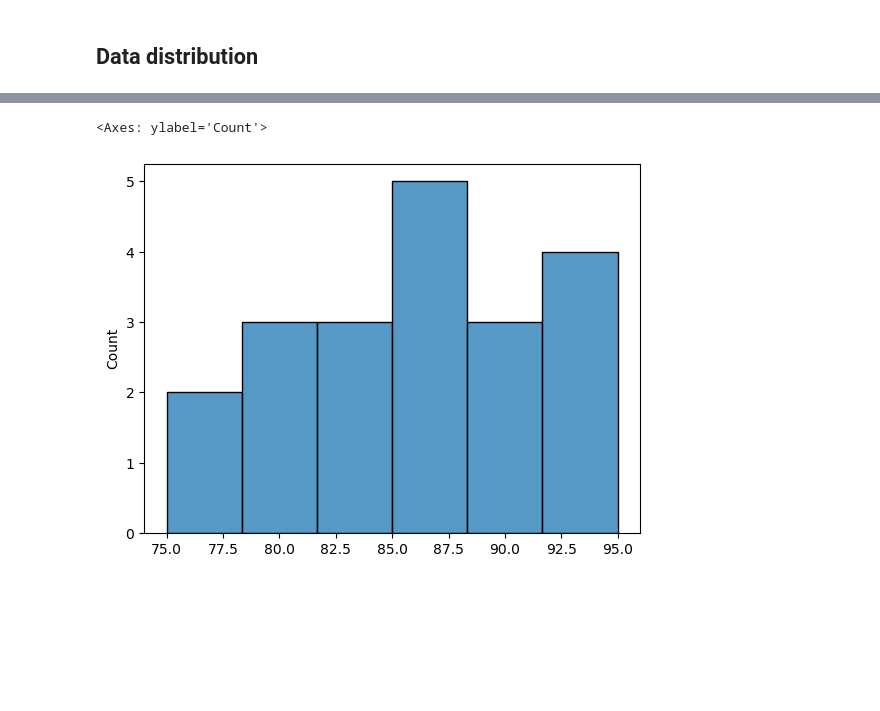
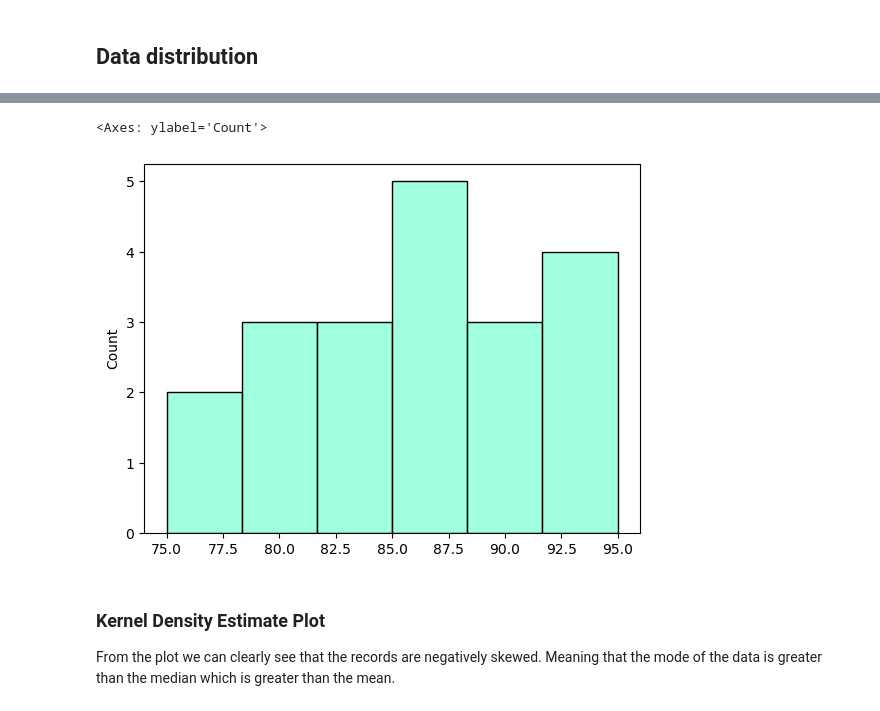
Before and after one commit to itsanishsingh/descriptive-statistics, a Jupyter notebook: descriptive_statistics.ipynb, the cells around one changed output, grey strips where cells are left out. Saved outputs shown, nothing was run; the diff lists cells and outputs as text; code cells hidden in the pictures; blank space fills up the shorter version.

```diff
--- a/descriptive_statistics.ipynb
+++ b/descriptive_statistics.ipynb
@@ -134,6 +136,9 @@ import seaborn as sns
 # %%
-sns.histplot(records)
+sns.histplot(records, color="Aquamarine")
 # %% [output]
 <Axes: ylabel='Count'>
-[figure, old version]
+[figure, new version]
+# %% [markdown]
+### Kernel Density Estimate Plot
+From the plot we can clearly see that the records are negatively skewed. Meaning that the mode of the data is greater than the median which is greater than the mean.
 # %%
```
Also changed, not shown: parts of 7 cells of this notebook.
